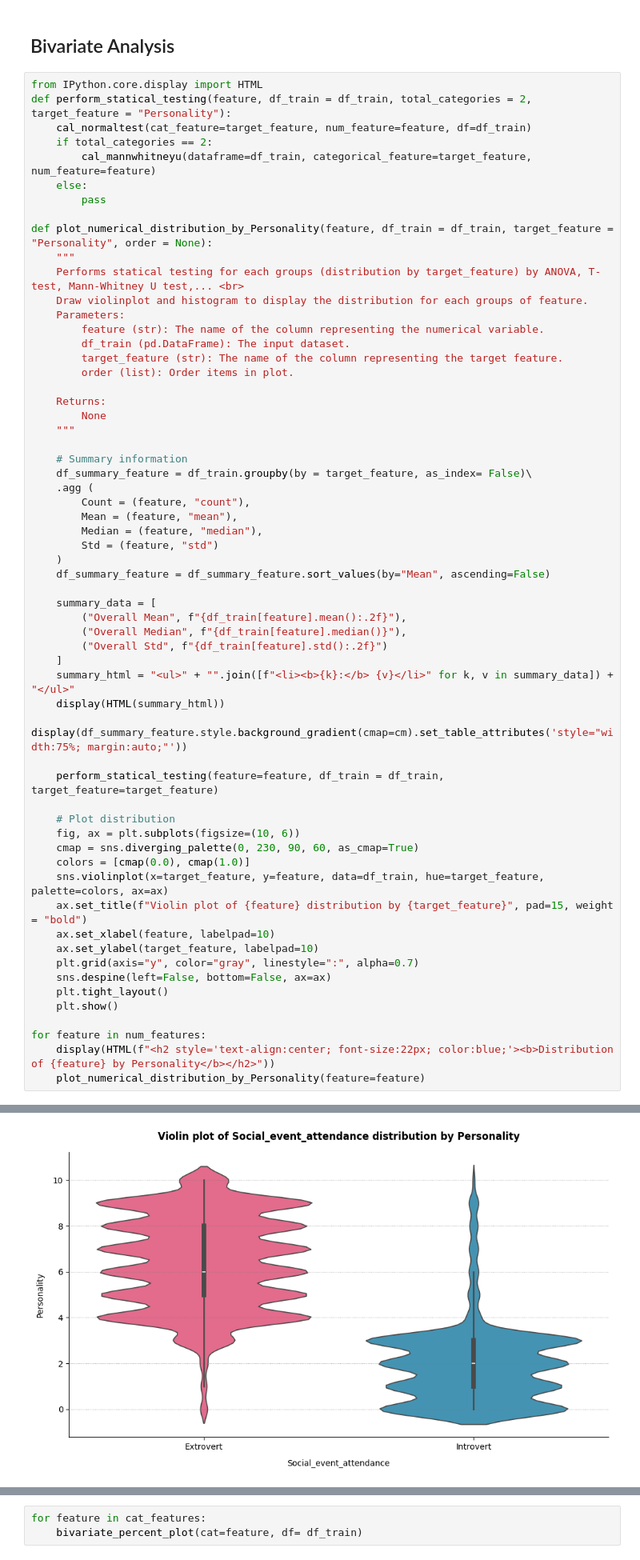
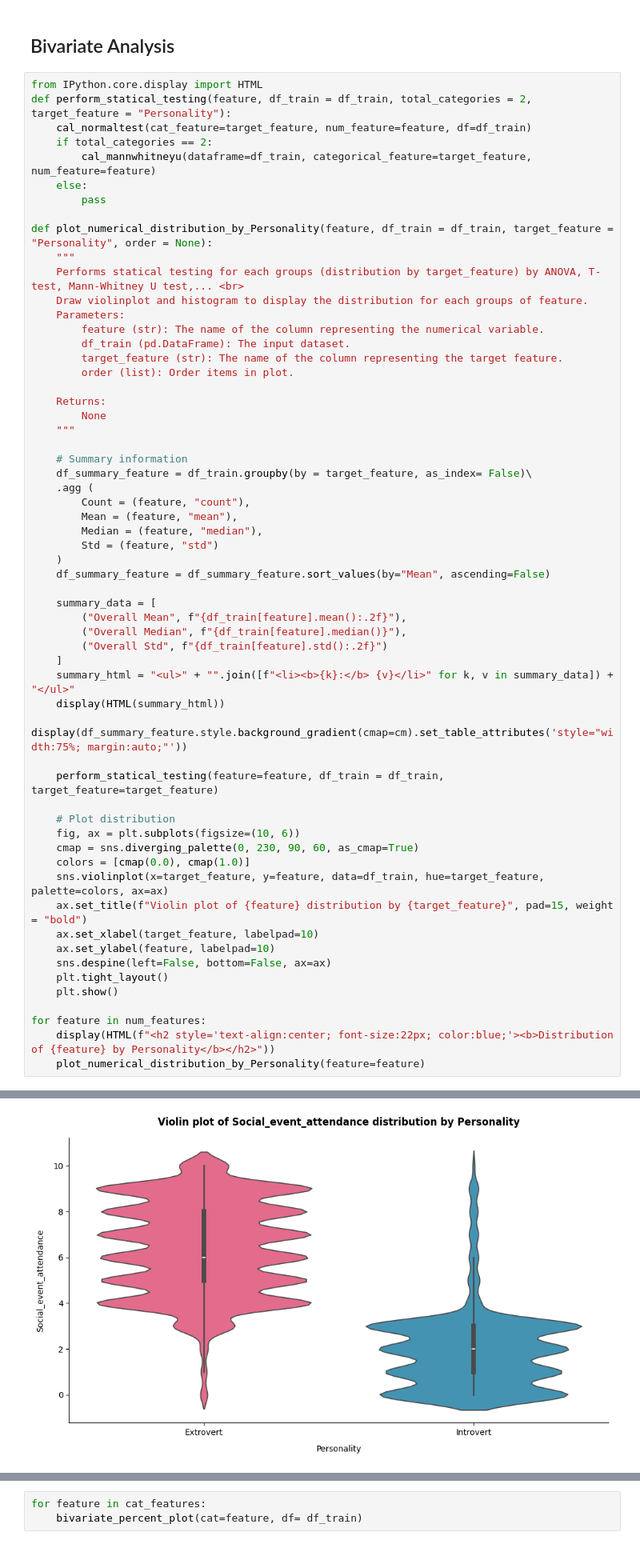
Before and after one commit to daominhthuan42/kaggle-portfolio, a Jupyter notebook: 08_INTROVERTS_AND_EXTROVERTS/introverts-and-extroverts-eda-ml.ipynb, the cells around one changed output, grey strips where cells are left out. Shown at 80% size. Drawn from its saved outputs; the diff is of its cells as text.

```diff
--- a/08_INTROVERTS_AND_EXTROVERTS/introverts-and-extroverts-eda-ml.ipynb
+++ b/08_INTROVERTS_AND_EXTROVERTS/introverts-and-extroverts-eda-ml.ipynb
@@ -1824,9 +1824,8 @@ def plot_numerical_distribution_by_Personality(feature, df_train = df_train, tar
     colors = [cmap(0.0), cmap(1.0)]
     sns.violinplot(x=target_feature, y=feature, data=df_train, hue=target_feature, palette=colors, ax=ax)
     ax.set_title(f"Violin plot of {feature} distribution by {target_feature}", pad=15, weight = "bold")
-    ax.set_xlabel(feature, labelpad=10)
-    ax.set_ylabel(target_feature, labelpad=10)
-    plt.grid(axis="y", color="gray", linestyle=":", alpha=0.7)
+    ax.set_xlabel(target_feature, labelpad=10)
+    ax.set_ylabel(feature, labelpad=10)
     sns.despine(left=False, bottom=False, ax=ax)
     plt.tight_layout()
     plt.show()
@@ -1863,28 +1862,28 @@ p-value     : 0.0
 Distribution of Social_event_attendance by Personality
 Overall Mean: 5.27
 Overall Median: 5.0
 Overall Std: 2.75
 |  | Personality | Count | Mean | Median | Std |
 | 0 | Extrovert | 12967 | 6.389450 | 6.000000 | 2.020741 |
 | 1 | Introvert | 4377 | 1.934202 | 2.000000 | 1.761425 |
 🔎 D’Agostino and Pearson Normality Test for 'Social_event_attendance' across 'Personality' groups
 
  Group: Extrovert (n = 12967)
   Statistic : 545.494
   p-value   : 0.00000
   🔴 Interpretation: Data does not appear to follow a normal distribution.
 
  Group: Introvert (n = 4377)
   Statistic : 1412.625
   p-value   : 0.00000
   🔴 Interpretation: Data does not appear to follow a normal distribution.
 
 ... (6 lines left out)
 p-value     : 0.0
 
 ✅ Result: Statistically significant difference between the two groups (Reject H₀).
  Interpretation: Group 'Extrovert' has a higher median 'Social_event_attendance' than Group 'Introvert'.
-[figure, old version]
+[figure, new version]
 Distribution of Going_outside by Personality
 Overall Mean: 4.04
 Overall Median: 4.0
```
Also changed, not shown: parts of 14 cells of this notebook, 15 other files.
